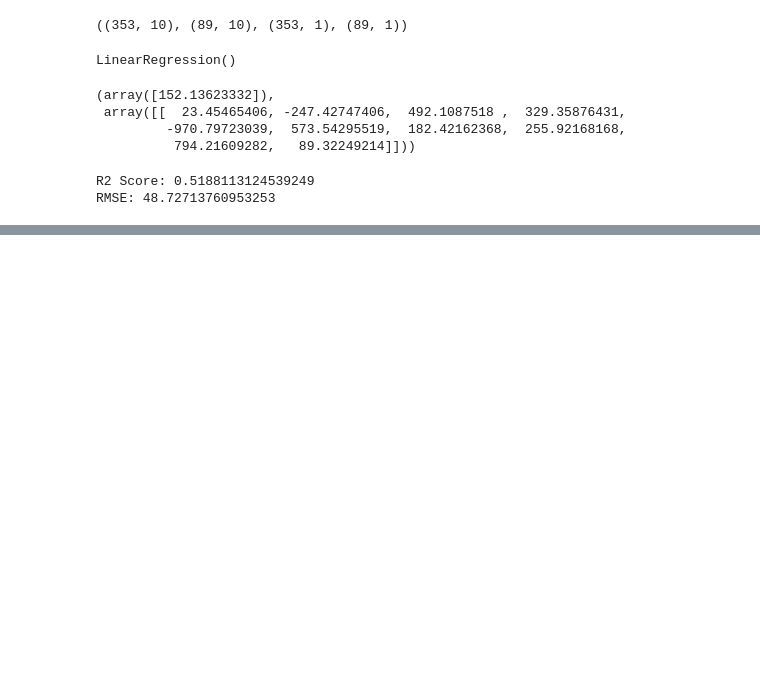
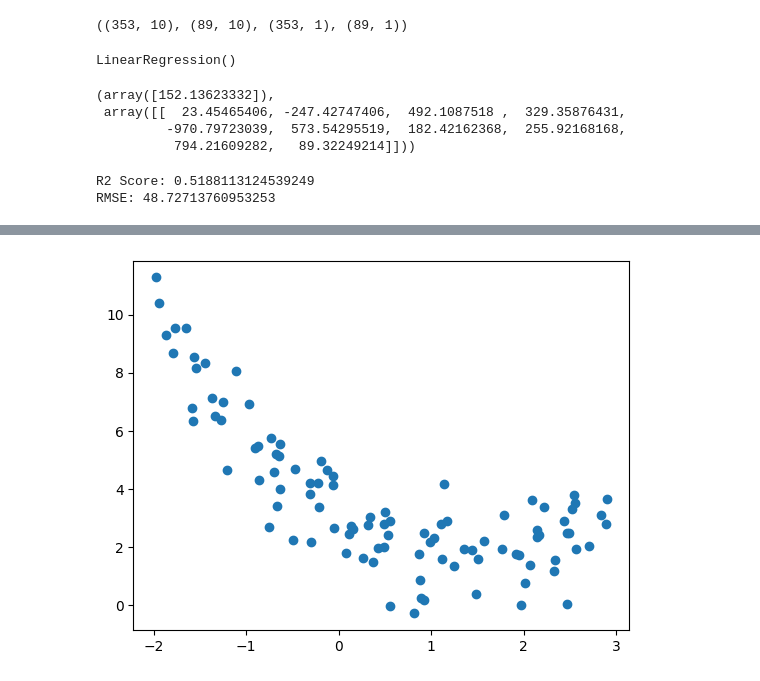
Before and after one commit to HamadKhan345/ml-study-repo, a Jupyter notebook: RidgeRegression_L2Regularization.ipynb, the cells around one changed output, grey strips where cells are left out. Saved outputs shown, nothing was run; the diff lists cells and outputs as text; code cells hidden in the pictures; blank space fills up the shorter version.

```diff
--- a/RidgeRegression_L2Regularization.ipynb
+++ b/RidgeRegression_L2Regularization.ipynb
@@ -105,0 +107,9 @@ RMSE: 70.25956272917782
+# %%
+m = 100
+x1 = 5 * np.random.rand(m, 1) - 2
+x2 = 0.7 * x1 ** 2 - 2 * x1 + 3 + np.random.randn(m, 1)
+
+plt.scatter(x1, x2)
+plt.show()
+# %% [output]
+[figure, added]
```
Also changed, not shown: parts of 5 cells of this notebook.
